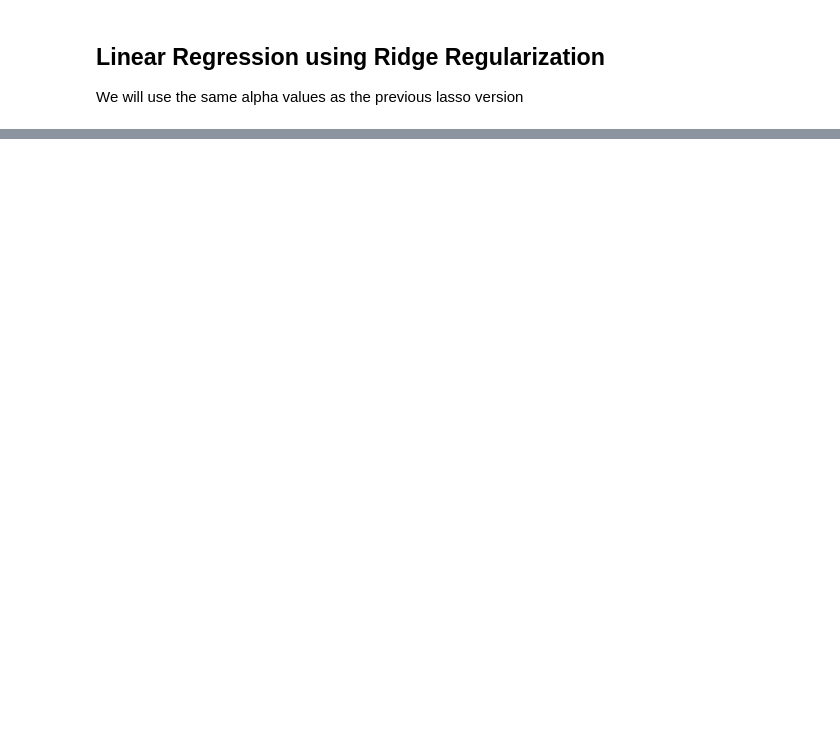
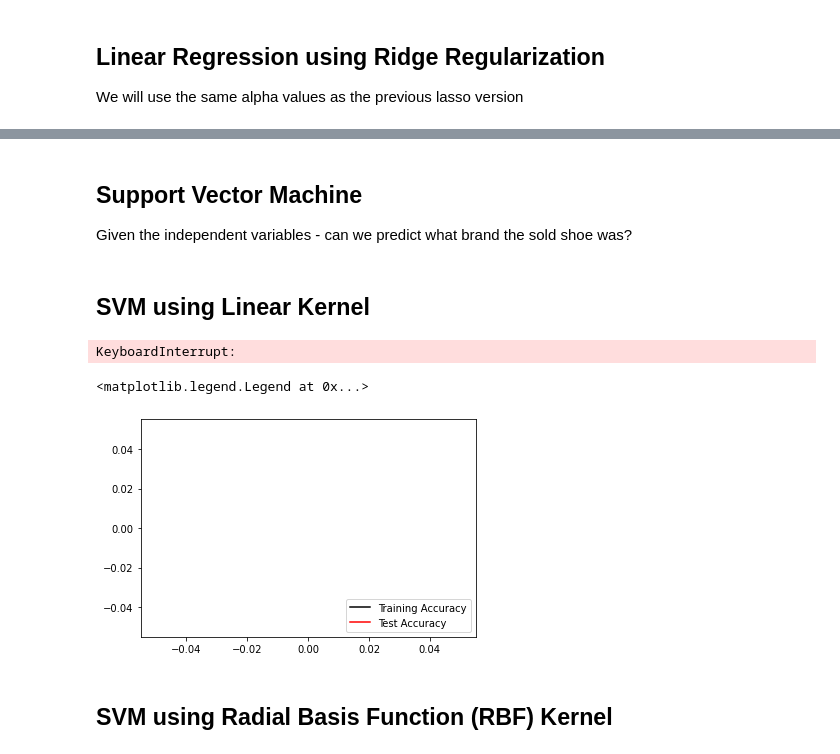
Before and after one commit to Niangmodou/CS-4563-Project, a Jupyter notebook: CS4563Project.ipynb, the cells around one changed output, grey strips where cells are left out. Saved outputs shown, nothing was run; the diff lists cells and outputs as text; code cells hidden in the pictures; blank space fills up the shorter version.

```diff
--- a/CS4563Project.ipynb
+++ b/CS4563Project.ipynb
@@ -239,0 +212,6 @@ LogisticRegression(C=1.0, class_weight=None, dual=False, fit_intercept=True,
+# %% [markdown]
+## Support Vector Machine
+
+Given the independent variables - can we predict what brand the sold shoe was?
+# %% [markdown]
+## SVM using Linear Kernel
@@ -239,0 +230,34 @@ LogisticRegression(C=1.0, class_weight=None, dual=False, fit_intercept=True,
+# %%
+acc_train_svm_lin = []
+acc_test_svm_lin = []
+c_svm_lin = []
+
+def svm_lin(c, X_train, y_train, X_test, y_test):
+    svc_linear = svm.SVC(probability=False, kernel="linear", C=c)
+    svc_linear.fit(X_train, y_train)
+    y_hat_train = svc_linear.predict(X_train)
+    acc_train = svc_linear.score(X_train, y_hat_train)
+    acc_train_svm_lin.append(acc_train)
+    print('Train Data Accuracy: {0:f}'.format(acc_train))
+    y_hat_test = svc_linear.predict(X_test)
+    acc_test = svc_linear.score(X_test, y_hat_test)
+    acc_test_svm_lin.append(acc_test)
+    print('Test Data Accuracy: {0:f}'.format(acc_test))
+    print()
+    c_svm_lin.append(c)
+# %%
+for c in cVals:
+    svm_lin(c, X_train, y_train, X_test, y_test)
+# %% [output]
+KeyboardInterrupt:
+# %%
+plt.plot(c_svm_lin, acc_train_svm_lin, c="black")
+plt.plot(c_svm_lin, acc_test_svm_lin, c="red")
+
+# Use the following function to have a legend
+plt.legend(['Training Accuracy', 'Test Accuracy'], loc='lower right')
+# %% [output]
+<matplotlib.legend.Legend at 0x...>
+[figure, added]
+# %% [markdown]
+## SVM using Radial Basis Function (RBF) Kernel
```
Also changed, not shown: parts of 19 cells of this notebook.
